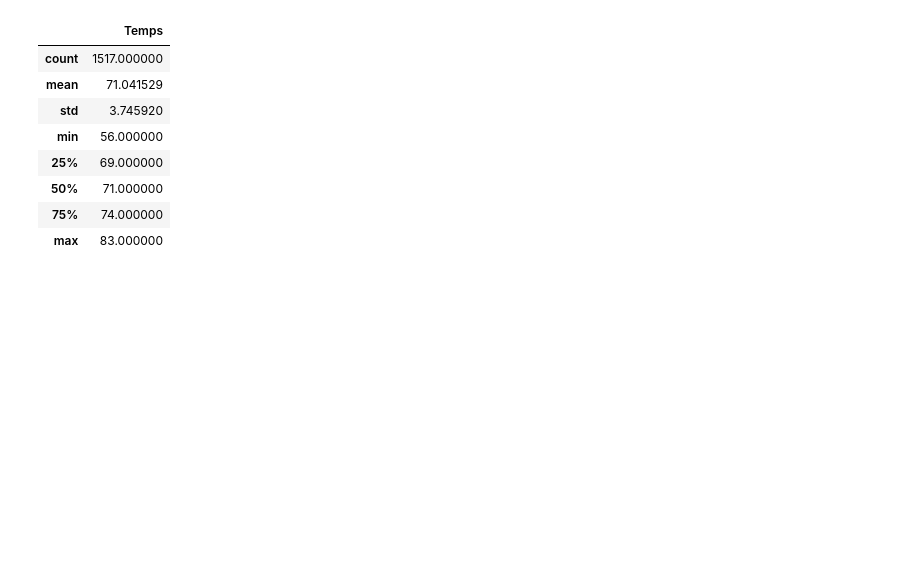
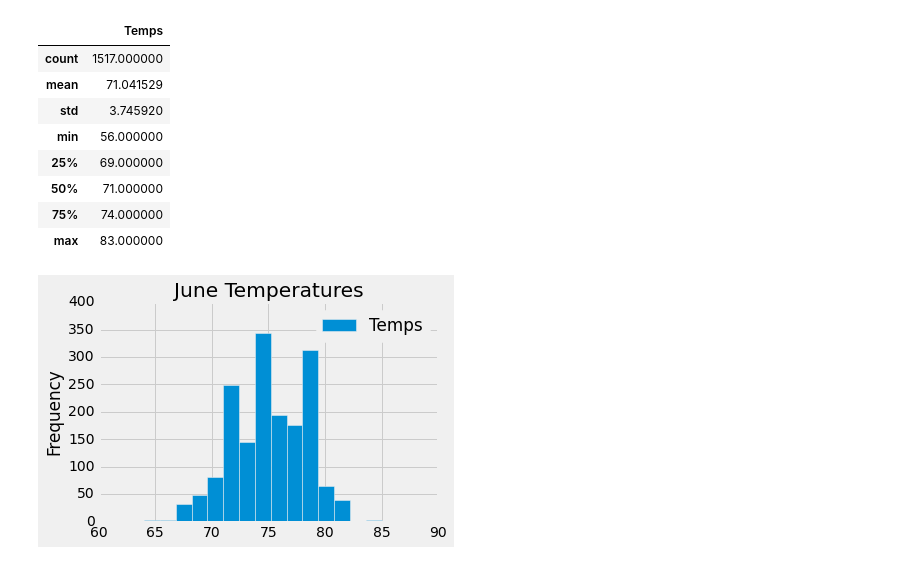
Before and after one commit to hihilynette/surfs_up, a Jupyter notebook: SurfsUp_Challenge.ipynb, the cells around one changed output. Saved outputs shown, nothing was run; the diff lists cells and outputs as text; code cells hidden in the pictures; blank space fills up the shorter version.

```diff
--- a/SurfsUp_Challenge.ipynb
+++ b/SurfsUp_Challenge.ipynb
@@ -7,6 +7,10 @@ import sqlalchemy
 from sqlalchemy.ext.automap import automap_base
 from sqlalchemy.orm import Session
 from sqlalchemy import create_engine, func
+%matplotlib inline
+from matplotlib import style
+style.use('fivethirtyeight')
+import matplotlib.pyplot as plt
 # %%
 engine = create_engine("sqlite:///hawaii.sqlite")
 
@@ -112,3 +116,12 @@ Dec_temps_df.describe()
 | 50% | 71.000000 |
 | 75% | 74.000000 |
 | max | 83.000000 |
+# %%
+june_temp_df.plot.hist(bins=15)
+plt.tight_layout()
+plt.title('June Temperatures')
+plt.xlim([60, 90])
+plt.ylim([0,400])
+plt.tight_layout()
+# %% [output]
+[figure, added]
```
Also changed, not shown: parts of 3 cells of this notebook, 5 other files.
